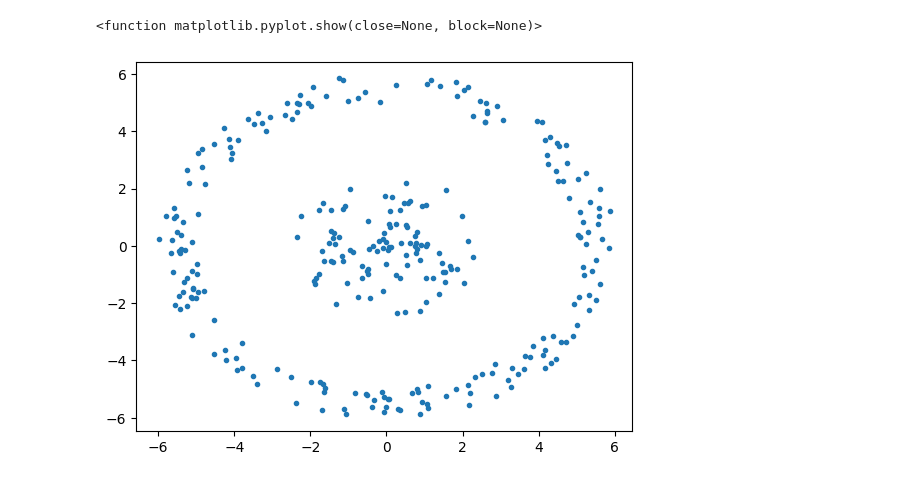
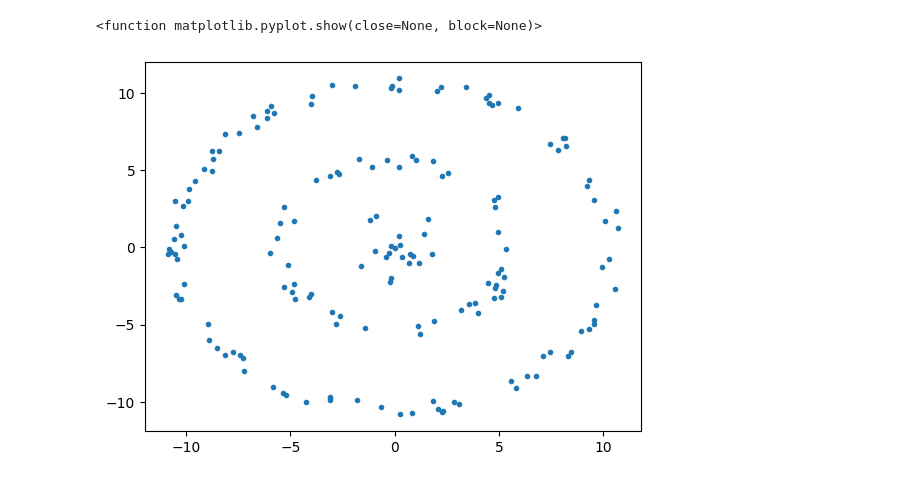
Before and after one commit to Super-eg/Manifold-Learning, a Jupyter notebook: main.ipynb, the cells around one changed output. Cells and saved outputs as stored; diff of their text form; code cells hidden in the pictures.

```diff
--- a/main.ipynb
+++ b/main.ipynb
@@ -4,21 +4,21 @@ import numpy as np
 # %%
 # Read datas
 
 unarr_datas = []
-with open('circle.txt', 'r') as in_file:
+with open('datas/circle3_sparse.txt', 'r') as in_file:
     raw_datas = in_file.readlines()
     for line in raw_datas:
         points = list(map(float, line.split()))
         unarr_datas.append(np.array([points[1], points[2]]))
 
 datas = np.array(unarr_datas)
 N = len(datas)
 
 plt.scatter(datas[:, 0], datas[:, 1], marker='.')
 plt.show
 # %% [output]
 <function matplotlib.pyplot.show(close=None, block=None)>
-[figure, old version]
+[figure, new version]
 # %%
 # Compute K, P, D matrices
 
```
Also changed, not shown: parts of 5 cells of this notebook.
